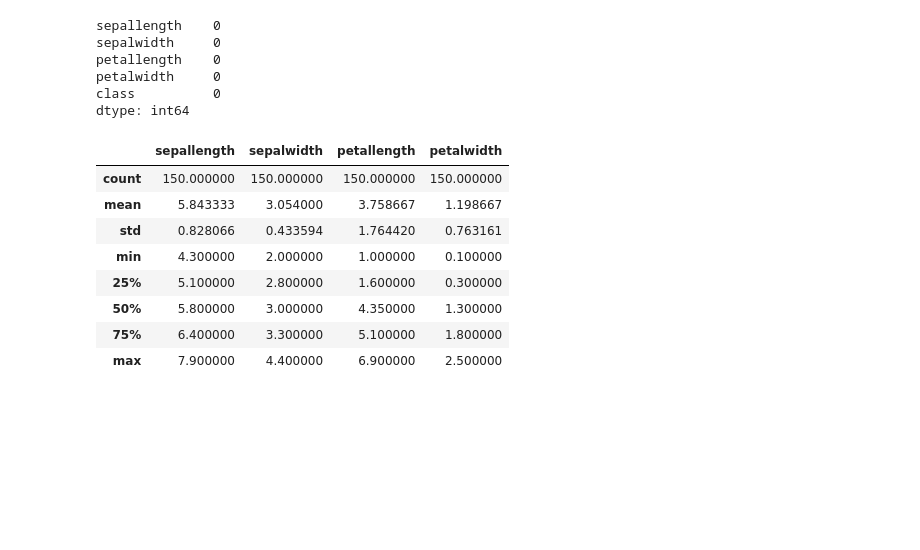
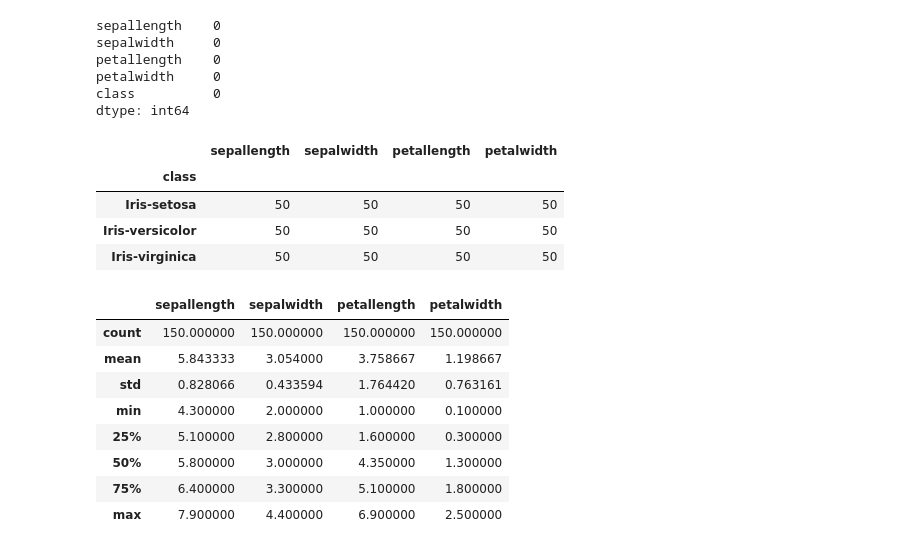
Before and after one commit to hoverslam/ml-projects, a Jupyter notebook: iris/iris.ipynb, the cells around one changed output. Saved outputs shown, nothing was run; the diff lists cells and outputs as text; code cells hidden in the pictures; blank space fills up the shorter version.

```diff
--- a/iris/iris.ipynb
+++ b/iris/iris.ipynb
@@ -53,6 +54,14 @@ petallength    0
 petalwidth     0
 class          0
 dtype: int64
+# %%
+data.groupby("class").count()
+# %% [output]
+|  | sepallength | sepalwidth | petallength | petalwidth |
+| class |  |  |  |  |
+| Iris-setosa | 50 | 50 | 50 | 50 |
+| Iris-versicolor | 50 | 50 | 50 | 50 |
+| Iris-virginica | 50 | 50 | 50 | 50 |
 # %%
 data.describe()
 # %% [output]
```
Also changed, not shown: parts of 13 cells of this notebook.
